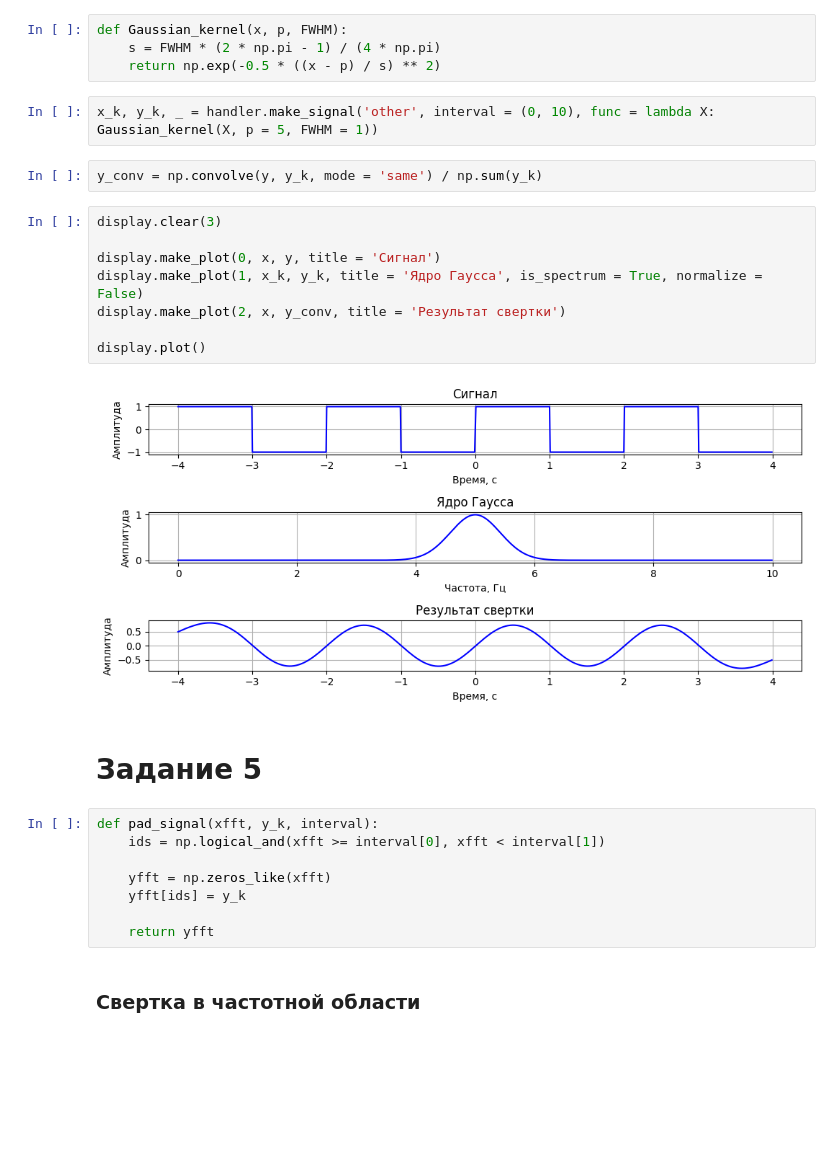
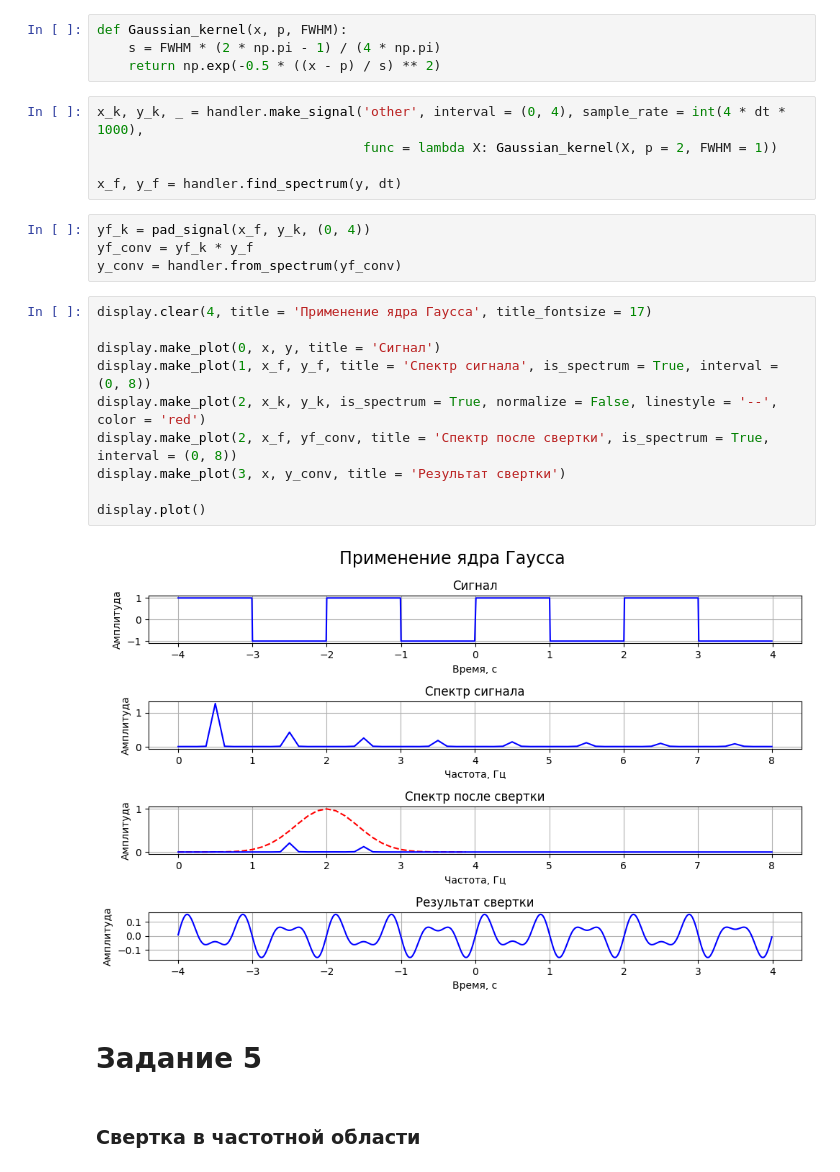
Before and after one commit to HerrPhoton/Digital-signal-processing, a Jupyter notebook: Lab5.ipynb, the cells around one changed output. Saved outputs shown, nothing was run; the diff lists cells and outputs as text; blank space fills up the shorter version.

```diff
--- a/Lab5.ipynb
+++ b/Lab5.ipynb
@@ -108,29 +116,28 @@ def Gaussian_kernel(x, p, FWHM):
     s = FWHM * (2 * np.pi - 1) / (4 * np.pi)
     return np.exp(-0.5 * ((x - p) / s) ** 2)
 # %%
-x_k, y_k, _ = handler.make_signal('other', interval = (0, 10), func = lambda X: Gaussian_kernel(X, p = 5, FWHM = 1))
+x_k, y_k, _ = handler.make_signal('other', interval = (0, 4), sample_rate = int(4 * dt * 1000),
+                                  func = lambda X: Gaussian_kernel(X, p = 2, FWHM = 1))
+
+x_f, y_f = handler.find_spectrum(y, dt)
-# %%
-y_conv = np.convolve(y, y_k, mode = 'same') / np.sum(y_k)
+# %%
+yf_k = pad_signal(x_f, y_k, (0, 4))
+yf_conv = yf_k * y_f
+y_conv = handler.from_spectrum(yf_conv)
 # %%
-display.clear(3)
+display.clear(4, title = 'Применение ядра Гаусса', title_fontsize = 17)
 
 display.make_plot(0, x, y, title = 'Сигнал')
-display.make_plot(1, x_k, y_k, title = 'Ядро Гаусса', is_spectrum = True, normalize = False)
-display.make_plot(2, x, y_conv, title = 'Результат свертки')
+display.make_plot(1, x_f, y_f, title = 'Спектр сигнала', is_spectrum = True, interval = (0, 8))
+display.make_plot(2, x_k, y_k, is_spectrum = True, normalize = False, linestyle = '--', color = 'red')
+display.make_plot(2, x_f, yf_conv, title = 'Спектр после свертки', is_spectrum = True, interval = (0, 8))
+display.make_plot(3, x, y_conv, title = 'Результат свертки')
 
 display.plot()
 # %% [output]
-[figure, old version]
+[figure, new version]
 # %% [markdown]
 # Задание 5
-# %%
-def pad_signal(xfft, y_k, interval):
-    ids = np.logical_and(xfft >= interval[0], xfft < interval[1])
-
-    yfft = np.zeros_like(xfft)
-    yfft[ids] = y_k
-
-    return yfft
 # %% [markdown]
 ### Свертка в частотной области
 # %%
```
Also changed, not shown: parts of 23 cells of this notebook, 1 other file.
